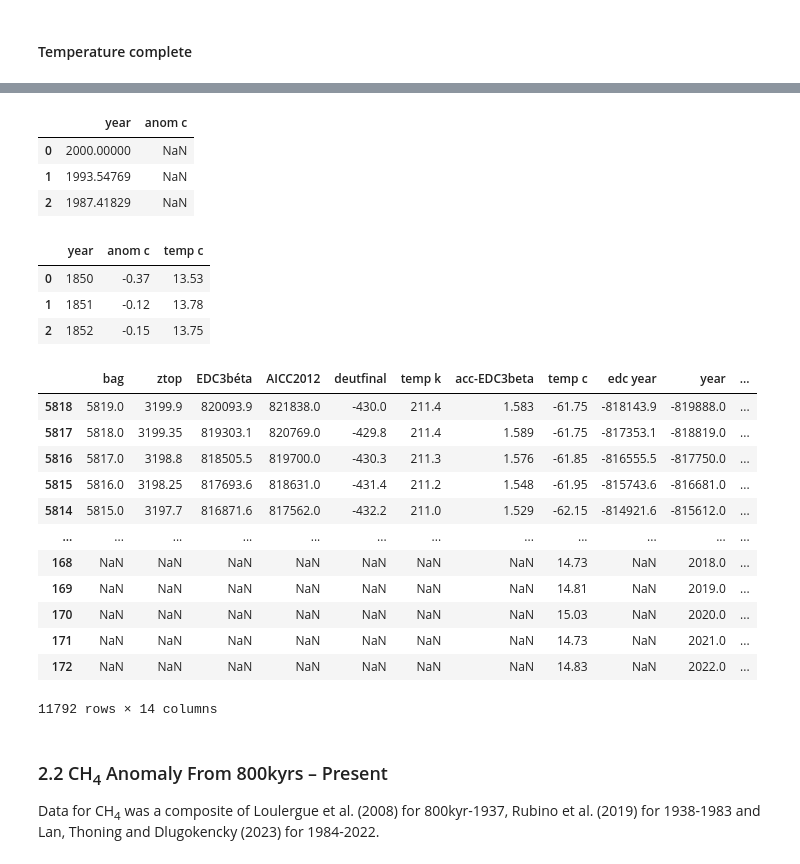
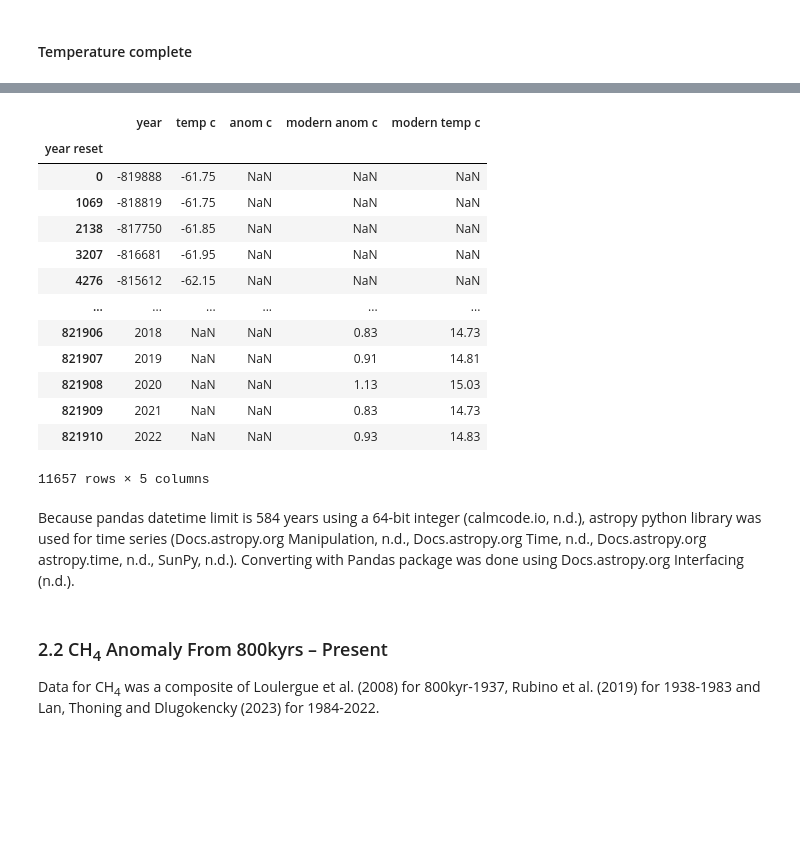
Before and after one commit to nurbujang/2progdaw23, a Jupyter notebook: project2.ipynb, the cells around one changed output, grey strips where cells are left out. Cells and saved outputs as stored; diff of their text form; code cells hidden in the pictures; blank space fills up the shorter version.

Commit message:
astropy

```diff
--- a/project2.ipynb
+++ b/project2.ipynb
@@ -377,0 +360,2 @@ df_temp_all[2]
+# %%
+df_temp_all[1]['year'] = df_temp_all[1]['year'].round(0).astype(int)
@@ -378,3 +367,4 @@ df_temp_all[2]
 # %%
 df_temp_all_0_1 = df_temp_all[0].merge(df_temp_all[1],
-                    left_on='year', right_on='year', how='outer').sort_values('year').reset_index(drop=True)
+                    left_on='year', right_on='year',
+                    how='outer')#.sort_values('year').reset_index(drop=True)
@@ -389,4 +371,5 @@ df_temp_all_0_1.head(3)
 # %%
-df_temp_all_0_1.merge(df_temp_all[2],
-                      left_on='year', right_on='year', how='outer'
-                      )
+df_temp_all_0_2 = df_temp_all_0_1.merge(df_temp_all[2], left_on='year', right_on='year', how='outer')
+df_temp_all_0_2.sort_values('year', inplace=True)
+df_temp_all_0_2.reset_index(drop=True, inplace=True)
+#df_temp_all_0_2.to_excel('df_temp_all_0-2.xlsx')
@@ -415,34 +375,0 @@ df_temp_all[0].head(3)
-# %%
-df_temp_all[1].head(3)
-# %% [output]
-|  | year | anom c |
-| 0 | 2000.00000 | NaN |
-| 1 | 1993.54769 | NaN |
-| 2 | 1987.41829 | NaN |
-# %%
-df_temp_all[2].head(3)
-# %% [output]
-|  | year | anom c | temp c |
-| 0 | 1850 | -0.37 | 13.53 |
-| 1 | 1851 | -0.12 | 13.78 |
-| 2 | 1852 | -0.15 | 13.75 |
-# %%
-df_temp_all = pd.concat([df_temp_joai,
-                         df_temp_noaanom,
-                         df_temp_post2005
-])
-df_temp_all
-# %% [output]
-|  | bag | ztop | EDC3béta | AICC2012 | deutfinal | temp k | acc-EDC3beta | temp c | edc year | year | ... |
-| 5818 | 5819.0 | 3199.9 | 820093.9 | 821838.0 | -430.0 | 211.4 | 1.583 | -61.75 | -818143.9 | -819888.0 | ... |
-| 5817 | 5818.0 | 3199.35 | 819303.1 | 820769.0 | -429.8 | 211.4 | 1.589 | -61.75 | -817353.1 | -818819.0 | ... |
-| 5816 | 5817.0 | 3198.8 | 818505.5 | 819700.0 | -430.3 | 211.3 | 1.576 | -61.85 | -816555.5 | -817750.0 | ... |
-| 5815 | 5816.0 | 3198.25 | 817693.6 | 818631.0 | -431.4 | 211.2 | 1.548 | -61.95 | -815743.6 | -816681.0 | ... |
-| 5814 | 5815.0 | 3197.7 | 816871.6 | 817562.0 | -432.2 | 211.0 | 1.529 | -62.15 | -814921.6 | -815612.0 | ... |
-| ... | ... | ... | ... | ... | ... | ... | ... | ... | ... | ... | ... |
-| 168 | NaN | NaN | NaN | NaN | NaN | NaN | NaN | 14.73 | NaN | 2018.0 | ... |
-| 169 | NaN | NaN | NaN | NaN | NaN | NaN | NaN | 14.81 | NaN | 2019.0 | ... |
-| 170 | NaN | NaN | NaN | NaN | NaN | NaN | NaN | 15.03 | NaN | 2020.0 | ... |
-| 171 | NaN | NaN | NaN | NaN | NaN | NaN | NaN | 14.73 | NaN | 2021.0 | ... |
-| 172 | NaN | NaN | NaN | NaN | NaN | NaN | NaN | 14.83 | NaN | 2022.0 | ... |
-11792 rows × 14 columns
@@ -450,0 +376,20 @@ df_temp_all.to_csv('alltemp.csv', index=False)
+# %%
+df_temp_all_0_2['year reset'] = df_temp_all_0_2['year'] + np.negative(df_temp_all_0_2['year'].min())
+# %%
+df_temp_all_0_2.set_index('year reset', inplace=True)
+df_temp_all_0_2
+# %% [output]
+|  | year | temp c | anom c | modern anom c | modern temp c |
+| year reset |  |  |  |  |  |
+| 0 | -819888 | -61.75 | NaN | NaN | NaN |
+| 1069 | -818819 | -61.75 | NaN | NaN | NaN |
+| 2138 | -817750 | -61.85 | NaN | NaN | NaN |
+| 3207 | -816681 | -61.95 | NaN | NaN | NaN |
+| 4276 | -815612 | -62.15 | NaN | NaN | NaN |
+| ... | ... | ... | ... | ... | ... |
+| 821906 | 2018 | NaN | NaN | 0.83 | 14.73 |
+| 821907 | 2019 | NaN | NaN | 0.91 | 14.81 |
+| 821908 | 2020 | NaN | NaN | 1.13 | 15.03 |
+| 821909 | 2021 | NaN | NaN | 0.83 | 14.73 |
+| 821910 | 2022 | NaN | NaN | 0.93 | 14.83 |
+11657 rows × 5 columns
@@ -451,3 +398,5 @@ df_temp_all.to_csv('alltemp.csv', index=False)
+# %% [markdown]
+Because pandas datetime limit is 584 years using a 64-bit integer (calmcode.io, n.d.), astropy python library was used for time series (Docs.astropy.org Manipulation, n.d., Docs.astropy.org Time, n.d., Docs.astropy.org astropy.time, n.d., SunPy, n.d.). Converting with Pandas package was done using Docs.astropy.org Interfacing (n.d.).
 # %% [markdown]
 ### 2.2 CH<sub>4</sub> Anomaly From 800kyrs – Present
 
```
Also changed, not shown: parts of 39 cells of this notebook, 7 other files.
